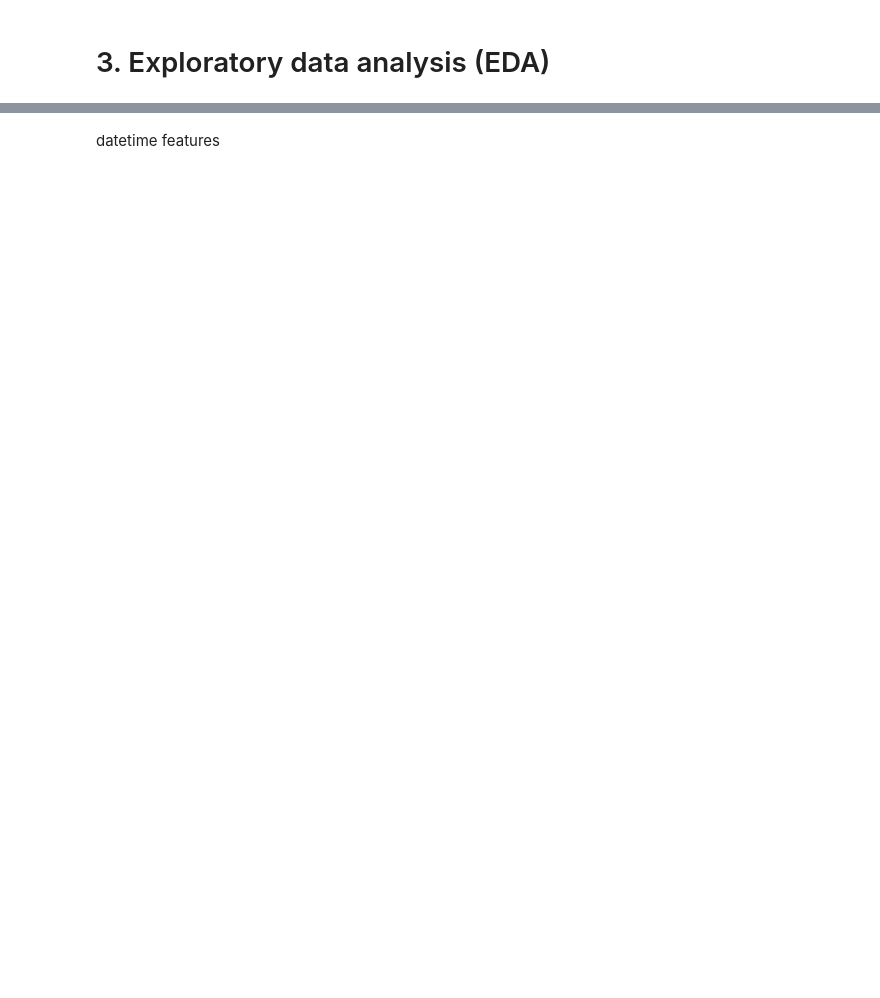
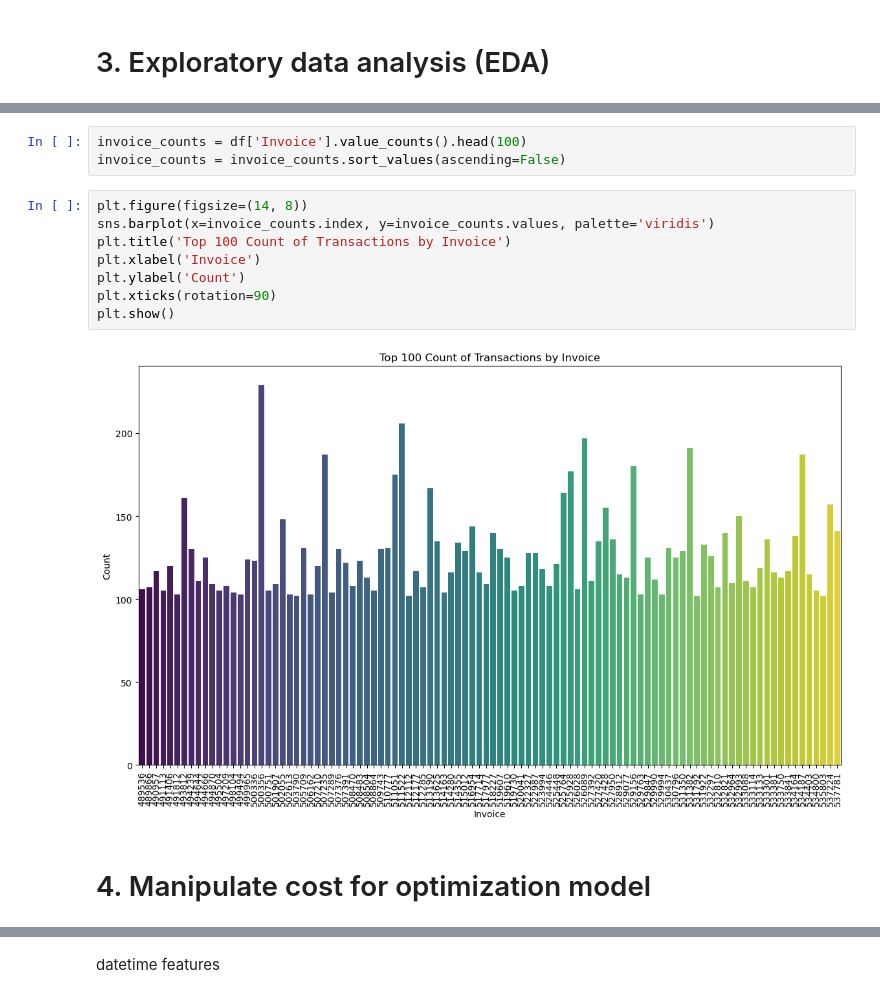
Before and after one commit to peerapat-t/Price-elasticity-for-dynamic-pricing, a Jupyter notebook: Price optimization.ipynb, the cells around one changed output, grey strips where cells are left out. Saved outputs shown, nothing was run; the diff lists cells and outputs as text; blank space fills up the shorter version.

```diff
--- a/Price optimization.ipynb
+++ b/Price optimization.ipynb
@@ -186,0 +319,15 @@ dtype: int64
+# %%
+invoice_counts = df['Invoice'].value_counts().head(100)
+invoice_counts = invoice_counts.sort_values(ascending=False)
+# %%
+plt.figure(figsize=(14, 8))
+sns.barplot(x=invoice_counts.index, y=invoice_counts.values, palette='viridis')
+plt.title('Top 100 Count of Transactions by Invoice')
+plt.xlabel('Invoice')
+plt.ylabel('Count')
+plt.xticks(rotation=90)
+plt.show()
+# %% [output]
+[figure, added]
+# %% [markdown]
+# 4. Manipulate cost for optimization model
```
Also changed, not shown: parts of 184 cells of this notebook, 1 other file.
